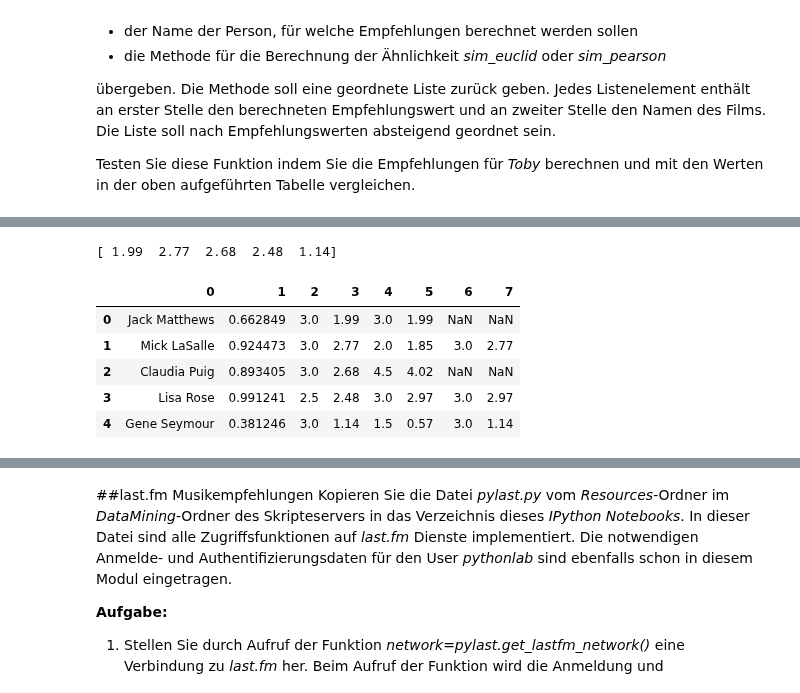
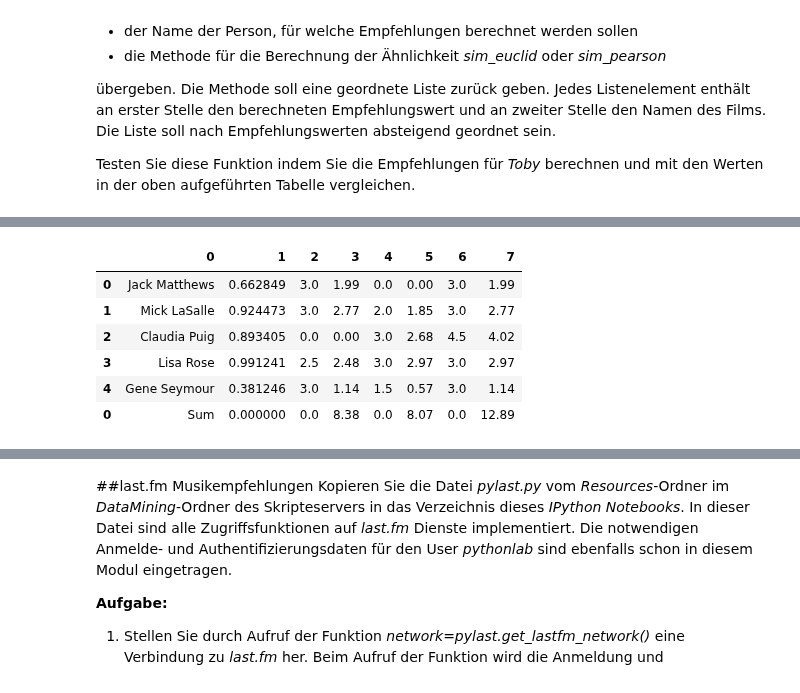
Before and after one commit to timgrossmann/data_mining, a Jupyter notebook: recommender_system/VersuchRecommenderSystem.ipynb, the cells around one changed output, grey strips where cells are left out. Drawn from its saved outputs; the diff is of its cells as text; code cells hidden in the pictures.

```diff
--- a/recommender_system/VersuchRecommenderSystem.ipynb
+++ b/recommender_system/VersuchRecommenderSystem.ipynb
@@ -434,42 +434,58 @@ Die Zeile _Sum_ enthält die Summe aller gewichteten Bewertungen. Aus diesem Wer
 # %%
 import pandas
 
 def getRecommendations(prefs, person, similarity):
-    persons_movies = prefs[person].keys()
+    person_movies_left = set(sum([critics[x].keys() for x in critics], []))
+    person_movies_left = list(person_movies_left - set(prefs[person].keys()))
     table = []
 
     for user, movies in prefs.items():
         sim_value = similarity(prefs, person, user)
 
         if sim_value > 0 and user != person:
             row = []
             row.append(user)
             row.append(sim_value)
 
-            for movie, rating in movies.items():
-                if movie not in persons_movies:
+            for movie in person_movies_left:
+                if movie in movies.keys():
                     row.append(movies[movie])
                     row.append(round(movies[movie] * sim_value, 2))
+                else:
+                    row.append(0)
+                    row.append(0)
+
 
             table.append(row)
 
     table = pandas.DataFrame(table)
 
-    sum_val = sum(table[3].values)
-    print sum_val
+    sum_val = []
+
+    for col in table:
+        if col > 1 and col % 2 == 1:
+            sum_val.append(round(sum(table[col].values), 2))
+        elif col == 0:
+            sum_val.append('Sum')
+        else:
+            sum_val.append(0.0)
+
+    table = table.append([sum_val])
+
+    k_sum = [x ]
 
     return table
 
 
 getRecommendations(critics, 'Toby', sim_pearson)
 # %% [output]
-[ 1.99  2.77  2.68  2.48  1.14]
 |  | 0 | 1 | 2 | 3 | 4 | 5 | 6 | 7 |
-| 0 | Jack Matthews | 0.662849 | 3.0 | 1.99 | 3.0 | 1.99 | NaN | NaN |
+| 0 | Jack Matthews | 0.662849 | 3.0 | 1.99 | 0.0 | 0.00 | 3.0 | 1.99 |
 | 1 | Mick LaSalle | 0.924473 | 3.0 | 2.77 | 2.0 | 1.85 | 3.0 | 2.77 |
-| 2 | Claudia Puig | 0.893405 | 3.0 | 2.68 | 4.5 | 4.02 | NaN | NaN |
+| 2 | Claudia Puig | 0.893405 | 0.0 | 0.00 | 3.0 | 2.68 | 4.5 | 4.02 |
 | 3 | Lisa Rose | 0.991241 | 2.5 | 2.48 | 3.0 | 2.97 | 3.0 | 2.97 |
 | 4 | Gene Seymour | 0.381246 | 3.0 | 1.14 | 1.5 | 0.57 | 3.0 | 1.14 |
+| 0 | Sum | 0.000000 | 0.0 | 8.38 | 0.0 | 8.07 | 0.0 | 12.89 |
 # %% [markdown]
 ###Berechnung von Empfehlungen mit Item basiertem Collaborative Filtering
 In den vorigen Aufgaben wurden Ähnlichkeiten zwischen Personen bestimmt und für Produktempfehlungen benutzt (User basiertes Collaborative Filtering). Jetzt soll die Ähnlichkeit zwischen Produkten berechnet werden und auf der Basis dieser Produktähnlichkeit Empfehlungen berechnet werden (Item basiertes Collaborative Filtering).
```
